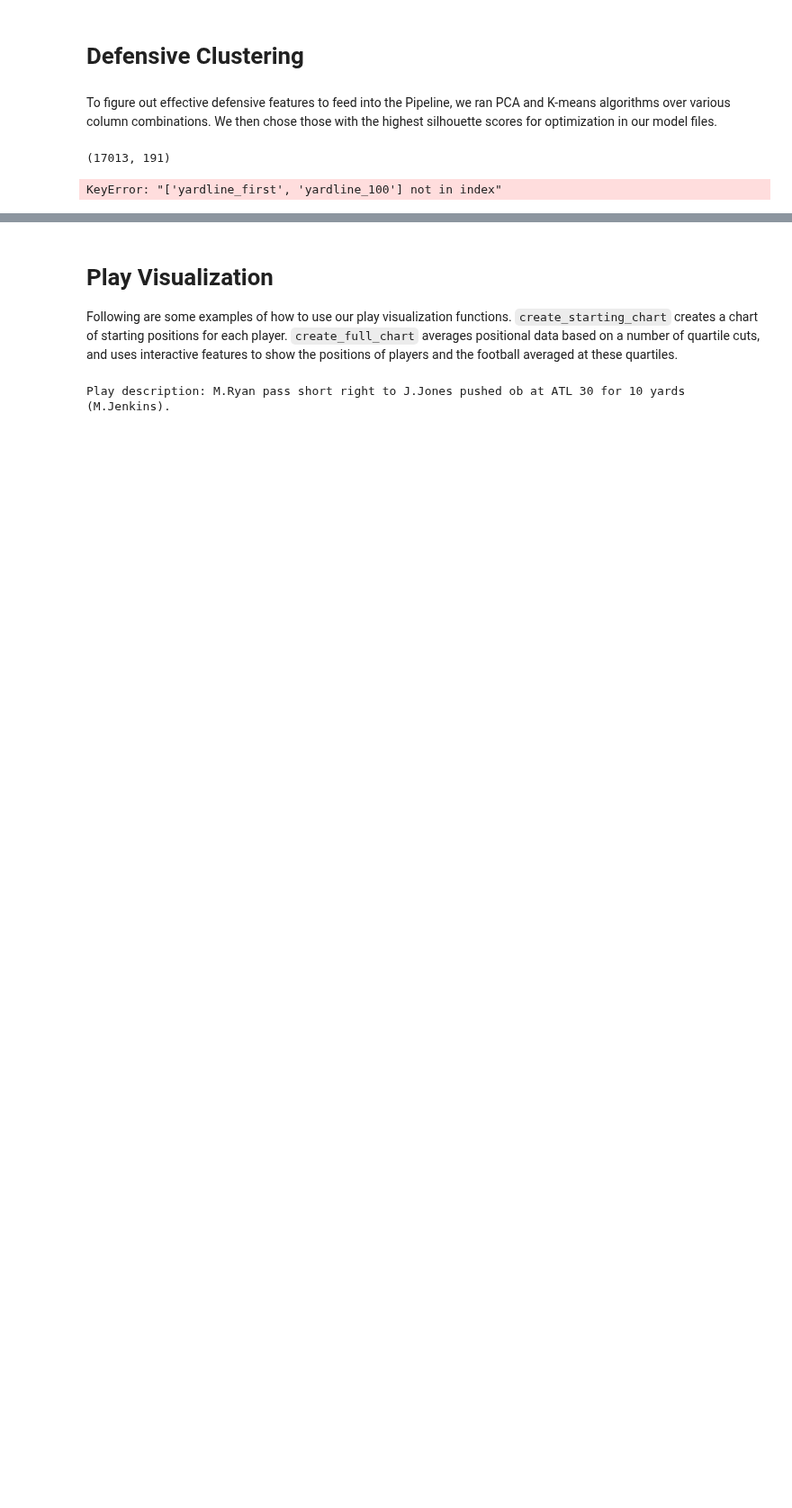
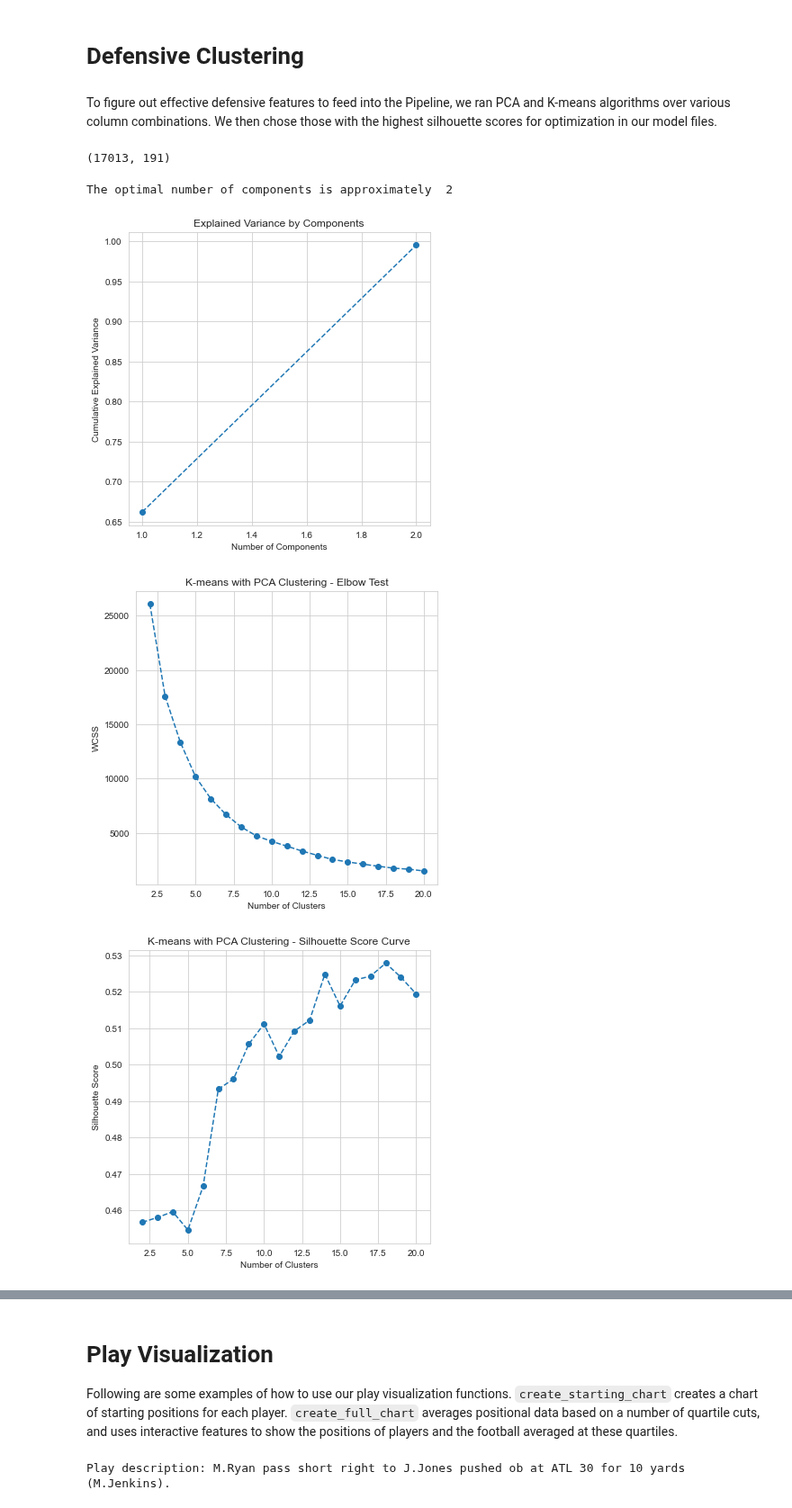
Before and after one commit to andrewbakert/NFL_Pass_Pred, a Jupyter notebook: demo.ipynb, the cells around one changed output, grey strips where cells are left out. Shown at 90% size. Cells and saved outputs as stored; diff of their text form; code cells hidden in the pictures; blank space fills up the shorter version.

```diff
--- a/demo.ipynb
+++ b/demo.ipynb
@@ -96,35 +89,38 @@ d.shape
 # %%
 # imported modules from def_clust to run multiple feature combinations through pca and kmeans
 
 import def_clust
 import importlib
 importlib.reload(def_clust)
 from def_clust import return_pca_and_clusters, kmeans_visual
 
-columns1=['defendersInTheBox','extra_blitzers','on_line_coverage','numberOfPassRushers','DB','LB','DL','yardline_first','yardline_100','%B','%M','%Z']
+columns1=['defendersInTheBox','extra_blitzers','on_line_coverage','numberOfPassRushers','DB','LB','DL','yardline_first_dir','yardline_100_dir','%B','%M','%Z']
 columns2=['%B','%M','%Z']
 columns3=['defendersInTheBox','numberOfPassRushers','DB','LB','DL','%M','%Z']
 columns4=['DB','LB','DL','%B','%M','%Z']
-columns5=['extra_blitzers','on_line_coverage','yardline_first','%B','%M']
-columns6=['yardline_first','yardline_100','%B','%M','%Z']
-columns7=['defendersInTheBox','numberOfPassRushers','yardline_first','%M','%Z']
-columns8=['DB','LB','DL','yardline_first','yardline_100','%B','%M','%Z']
-columns9=['defendersInTheBox','numberOfPassRushers','DB','LB','DL','yardline_first','yardline_100']
-columns10=['extra_blitzers','on_line_coverage','yardline_first','yardline_100','%M','%Z']
-columns11=['yardline_first','%B','%M']
-columns12=['yardline_first','yardline_100','%B']
+columns5=['extra_blitzers','on_line_coverage','yardline_first_dir','%B','%M']
+columns6=['yardline_first_dir','yardline_100_dir','%B','%M','%Z']
+columns7=['defendersInTheBox','numberOfPassRushers','yardline_first_dir','%M','%Z']
+columns8=['DB','LB','DL','yardline_first_dir','yardline_100_dir','%B','%M','%Z']
+columns9=['defendersInTheBox','numberOfPassRushers','DB','LB','DL','yardline_first_dir','yardline_100_dir']
+columns10=['extra_blitzers','on_line_coverage','yardline_first_dir','yardline_100_dir','%M','%Z']
+columns11=['yardline_first_dir','%B','%M']
+columns12=['yardline_first_dir','yardline_100_dir','%B']
 columns13=['DB','LB','DL']
-columns14=['extra_blitzers','on_line_coverage','yardline_first','%B','%M']
-columns15=['extra_blitzers','on_line_coverage','yardline_first','yardline_100']
-columns16=['yardline_100','yardline_first','%B','%M']
-columns17=['extra_blitzers','on_line_coverage','yardline_100','yardline_first']
-columns18=['defendersInTheBox','numberOfPassRushers','yardline_first']
-columns19=['extra_blitzers','on_line_coverage','DB','yardline_first','yardline_100','%Z']
-columns20=['extra_blitzers','on_line_coverage','DB','yardline_first','%Z']
-columns21=['extra_blitzers','DB','yardline_first','%Z']
+columns14=['extra_blitzers','on_line_coverage','yardline_first_dir','%B','%M']
+columns15=['extra_blitzers','on_line_coverage','yardline_first_dir','yardline_100_dir']
+columns16=['yardline_100_dir','yardline_first_dir','%B','%M']
+columns17=['extra_blitzers','on_line_coverage','yardline_100_dir','yardline_first_dir']
+columns18=['defendersInTheBox','numberOfPassRushers','yardline_first_dir']
+columns19=['extra_blitzers','on_line_coverage','DB','yardline_first_dir','yardline_100_dir','%Z']
+columns20=['extra_blitzers','on_line_coverage','DB','yardline_first_dir','%Z']
+columns21=['extra_blitzers','DB','yardline_first_dir','%Z']
 columns22=['extra_blitzers','on_line_coverage','DB']
 
 # run selected columns through PCA and clustering with n clusters
 df_seg = return_pca_and_clusters(d, columns=columns12, n_clusters=10)
 # %% [output]
-KeyError: "['yardline_first', 'yardline_100'] not in index"
+The optimal number of components is approximately  2
+[figure, added]
+[figure, added]
+[figure, added]
```
Also changed, not shown: parts of 9 cells of this notebook, 3 other files.
